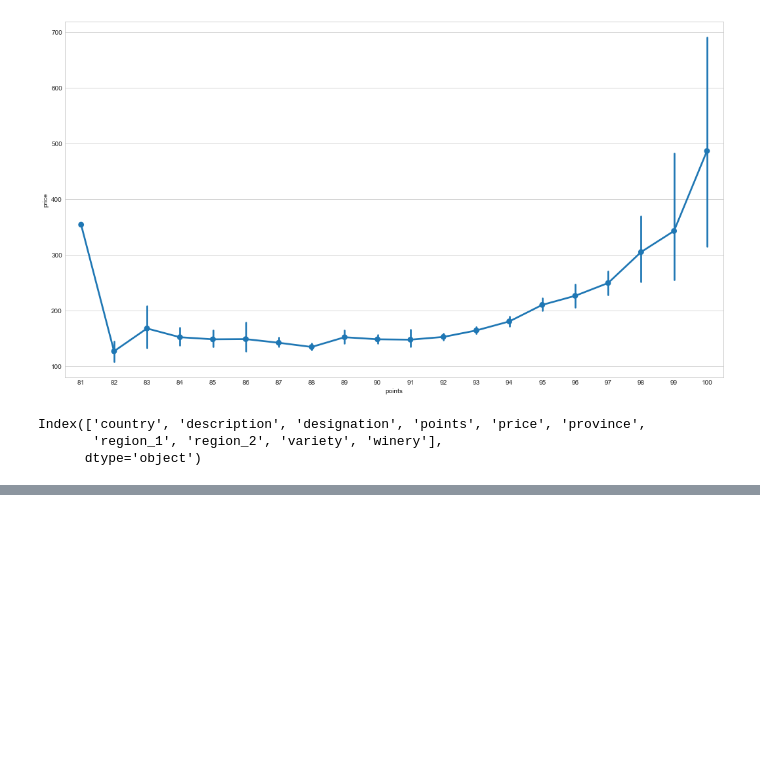
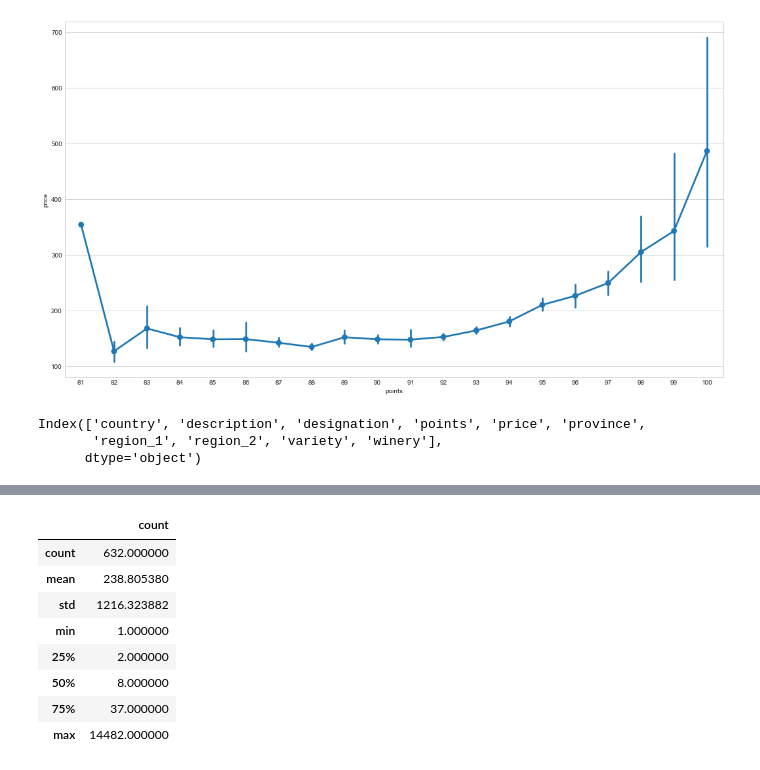
Before and after one commit to MritunjayMohitesh/wine_reviews_EDA, a Jupyter notebook: Winery-EDA.ipynb, the cells around one changed output, grey strips where cells are left out. Cells and saved outputs as stored; diff of their text form; code cells hidden in the pictures; blank space fills up the shorter version.

```diff
--- a/Winery-EDA.ipynb
+++ b/Winery-EDA.ipynb
@@ -440,0 +457,12 @@ Index(['country', 'description', 'designation', 'points', 'price', 'province',
+# %%
+var_df.describe()
+# %% [output]
+|  | count |
+| count | 632.000000 |
+| mean | 238.805380 |
+| std | 1216.323882 |
+| min | 1.000000 |
+| 25% | 2.000000 |
+| 50% | 8.000000 |
+| 75% | 37.000000 |
+| max | 14482.000000 |
```
Also changed, not shown: parts of 4 cells of this notebook.
